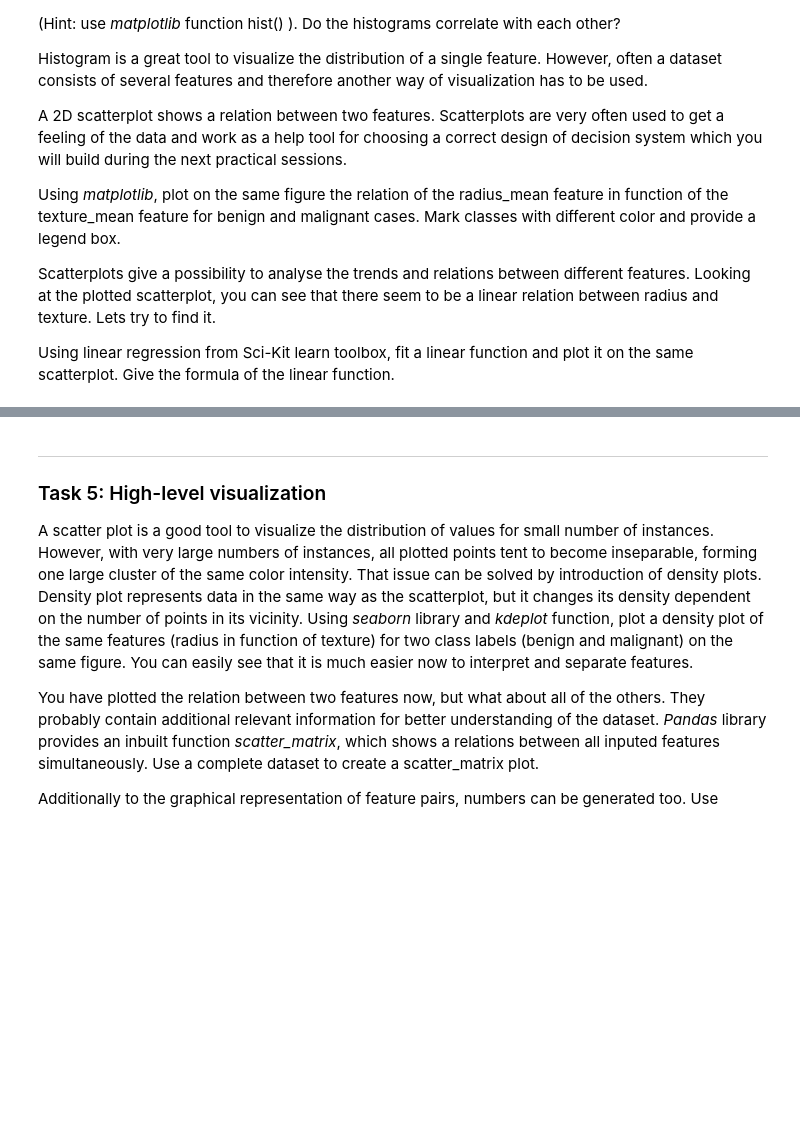
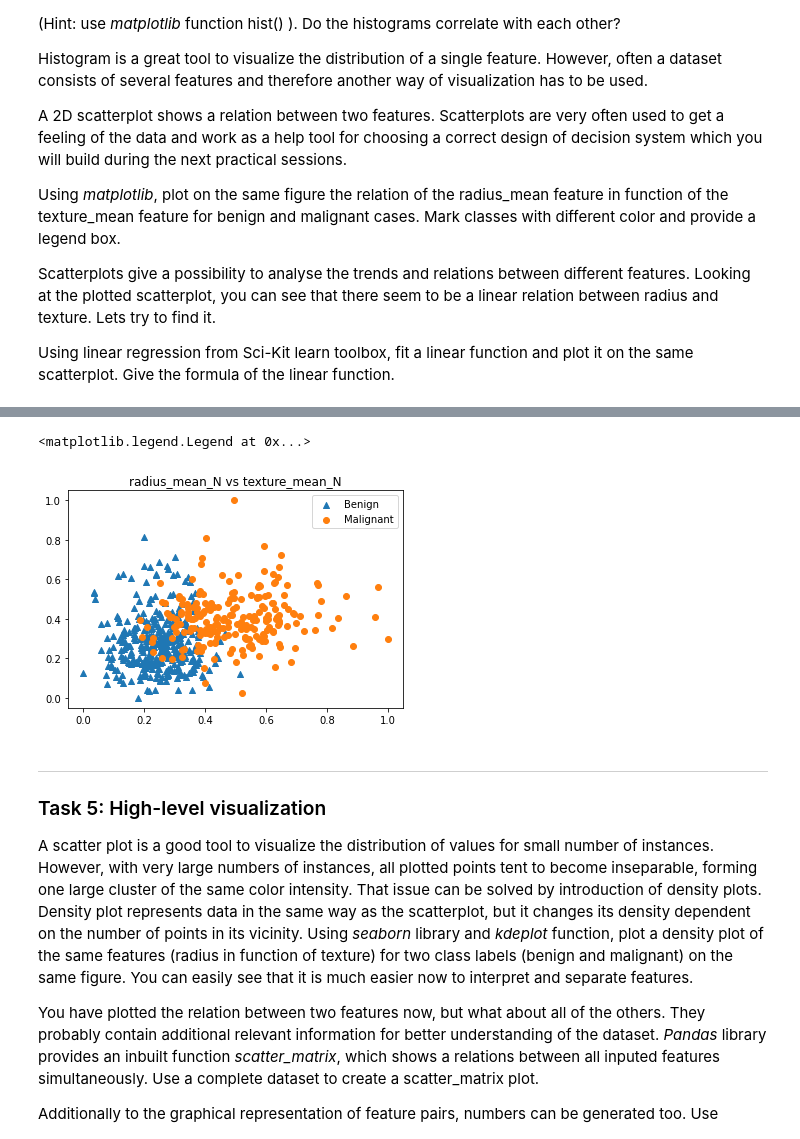
Before and after one commit to Aneruth/Clinical-Decision-Support-System, a Jupyter notebook: WPO1/WPO1-Student.ipynb, the cells around one changed output, grey strips where cells are left out. Drawn from its saved outputs; the diff is of its cells as text; code cells hidden in the pictures; blank space fills up the shorter version.

```diff
--- a/WPO1/WPO1-Student.ipynb
+++ b/WPO1/WPO1-Student.ipynb
@@ -310,3 +339,18 @@ Using linear regression from Sci-Kit learn toolbox, fit a linear function and pl
+# %%
+# Scatter plot for radius_mean vs texture_mean
+
+# After analysing the dataset we can say that index pos 1 is radius_mean and index pos 2 is texture_mean so we slice the dataframe based on index position
+
+scatterDataB = benignData.iloc[:, :2]
+scatterDataM = malignantData.iloc[:,:2]
+
+plt.scatter(scatterDataB['radius_mean_N'],scatterDataB['texture_mean_N'],marker='^',label='Benign')
+plt.scatter(scatterDataM['radius_mean_N'],scatterDataM['texture_mean_N'],marker='o',label='Malignant')
+plt.title('radius_mean_N vs texture_mean_N')
+plt.legend(loc='upper right')
+# %% [output]
+<matplotlib.legend.Legend at 0x...>
+[figure, added]
 # %% [markdown]
 ***
 ### Task 5: High-level visualization
```
Also changed, not shown: parts of 14 cells of this notebook.
